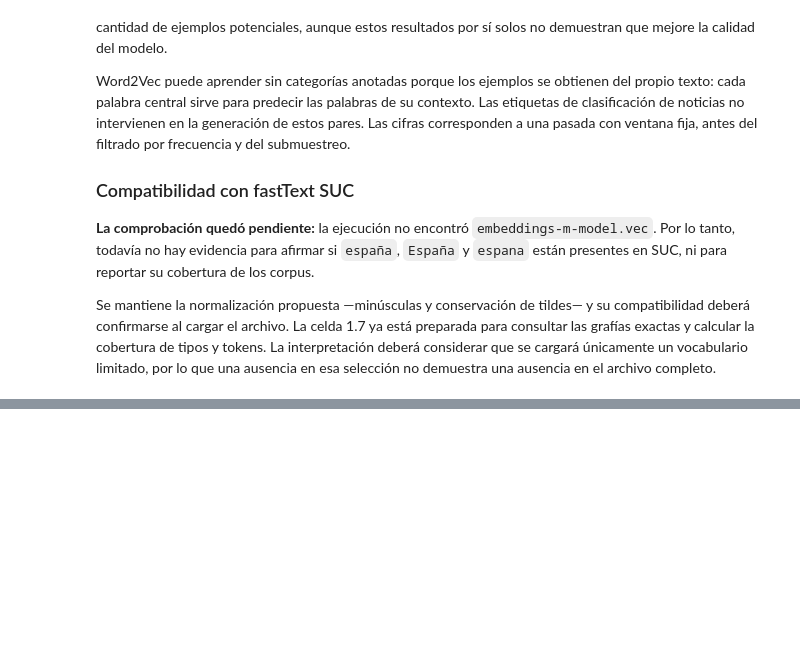
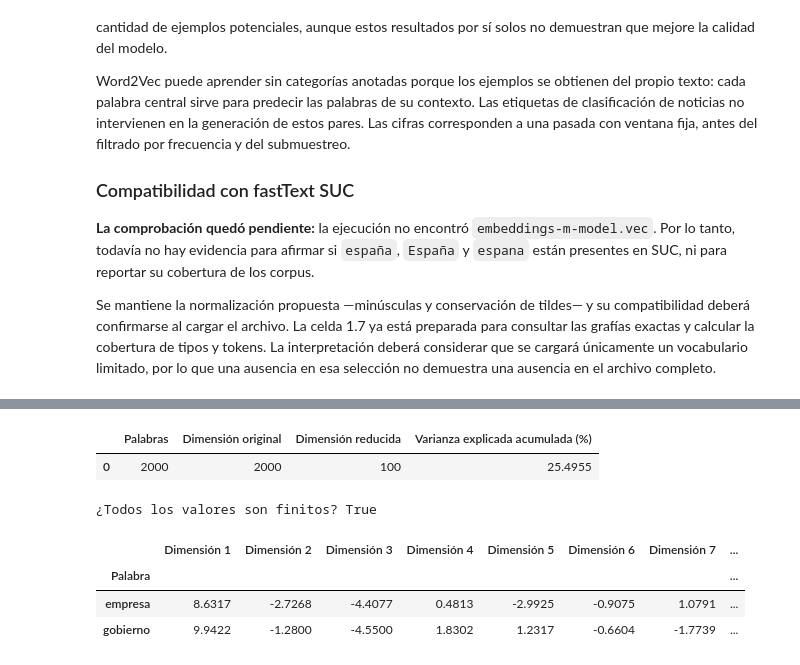
Before and after one commit to Jtanchezz/NLP, a Jupyter notebook: Lab9/lab9.ipynb, the cells around one changed output, grey strips where cells are left out. Saved outputs shown, nothing was run; the diff lists cells and outputs as text; code cells hidden in the pictures; blank space fills up the shorter version.

```diff
--- a/Lab9/lab9.ipynb
+++ b/Lab9/lab9.ipynb
@@ -466,0 +711,28 @@ Se mantiene la normalización propuesta —minúsculas y conservación de tildes
+# %%
+DIMENSION_SVD = 100
+svd_ppmi = TruncatedSVD(n_components=DIMENSION_SVD, n_iter=10, random_state=42)
+vectores_svd = svd_ppmi.fit_transform(csr_matrix(matriz_ppmi)).astype(np.float32)
+
+resumen_svd = pd.DataFrame([{
+    "Palabras": vectores_svd.shape[0],
+    "Dimensión original": matriz_ppmi.shape[1],
+    "Dimensión reducida": vectores_svd.shape[1],
+    "Varianza explicada acumulada (%)": 100 * svd_ppmi.explained_variance_ratio_.sum(),
+}])
+display(resumen_svd.round({"Varianza explicada acumulada (%)": 4}))
+print("¿Todos los valores son finitos?", bool(np.isfinite(vectores_svd).all()))
+
+# Ejemplo de las primeras diez coordenadas para las palabras consultadas.
+display(pd.DataFrame(
+    [vectores_svd[indice_cooc[palabra], :10] for palabra in PALABRAS_CONSULTA],
+    index=pd.Index(PALABRAS_CONSULTA, name="Palabra"),
+    columns=[f"Dimensión {i}" for i in range(1, 11)],
+).round(4))
+# %% [output]
+|  | Palabras | Dimensión original | Dimensión reducida | Varianza explicada acumulada (%) |
+| 0 | 2000 | 2000 | 100 | 25.4955 |
+¿Todos los valores son finitos? True
+|  | Dimensión 1 | Dimensión 2 | Dimensión 3 | Dimensión 4 | Dimensión 5 | Dimensión 6 | Dimensión 7 | ... |
+| Palabra |  |  |  |  |  |  |  | ... |
+| empresa | 8.6317 | -2.7268 | -4.4077 | 0.4813 | -2.9925 | -0.9075 | 1.0791 | ... |
+| gobierno | 9.9422 | -1.2800 | -4.5500 | 1.8302 | 1.2317 | -0.6604 | -1.7739 | ... |
```
Also changed, not shown: parts of 16 cells of this notebook, 1 other file.
